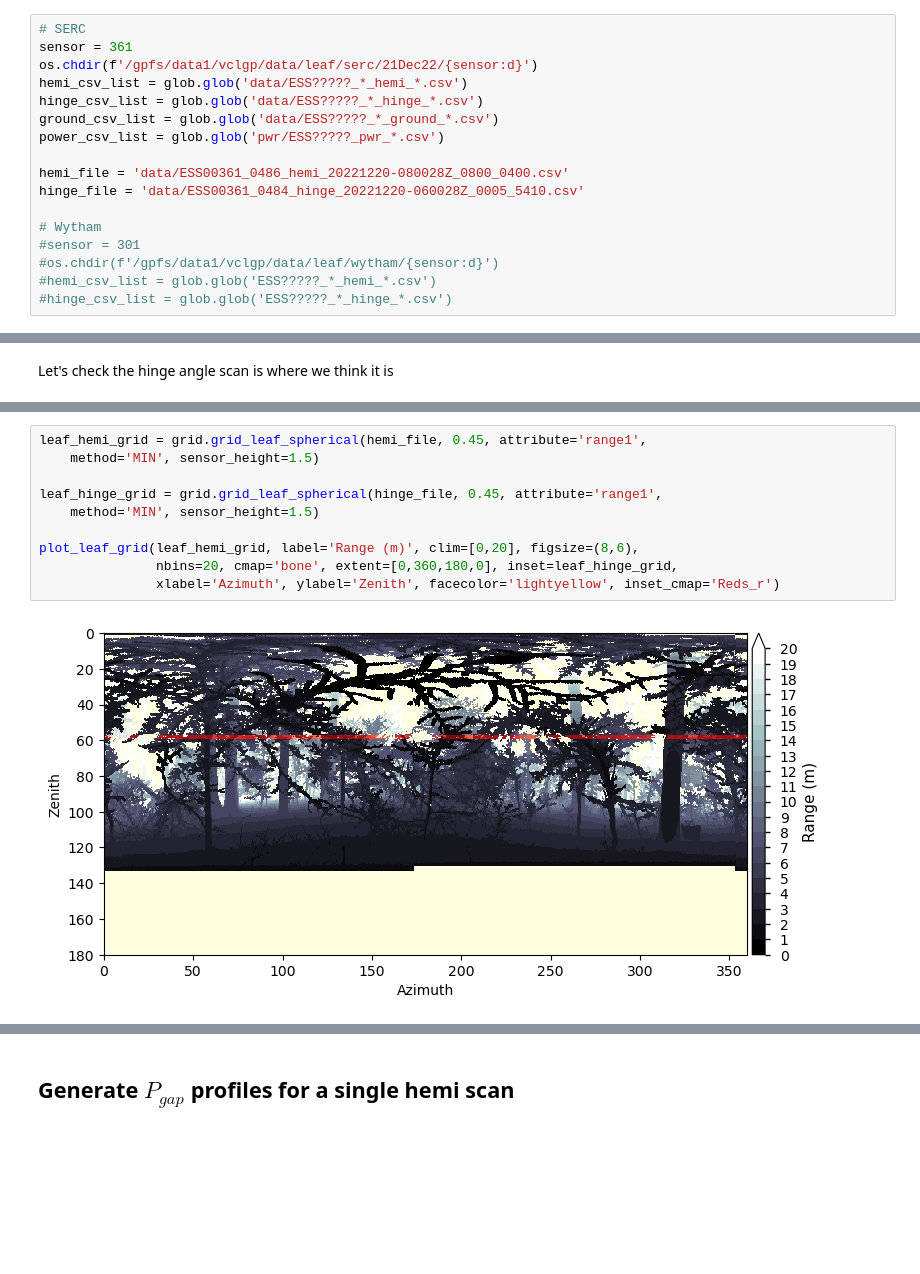
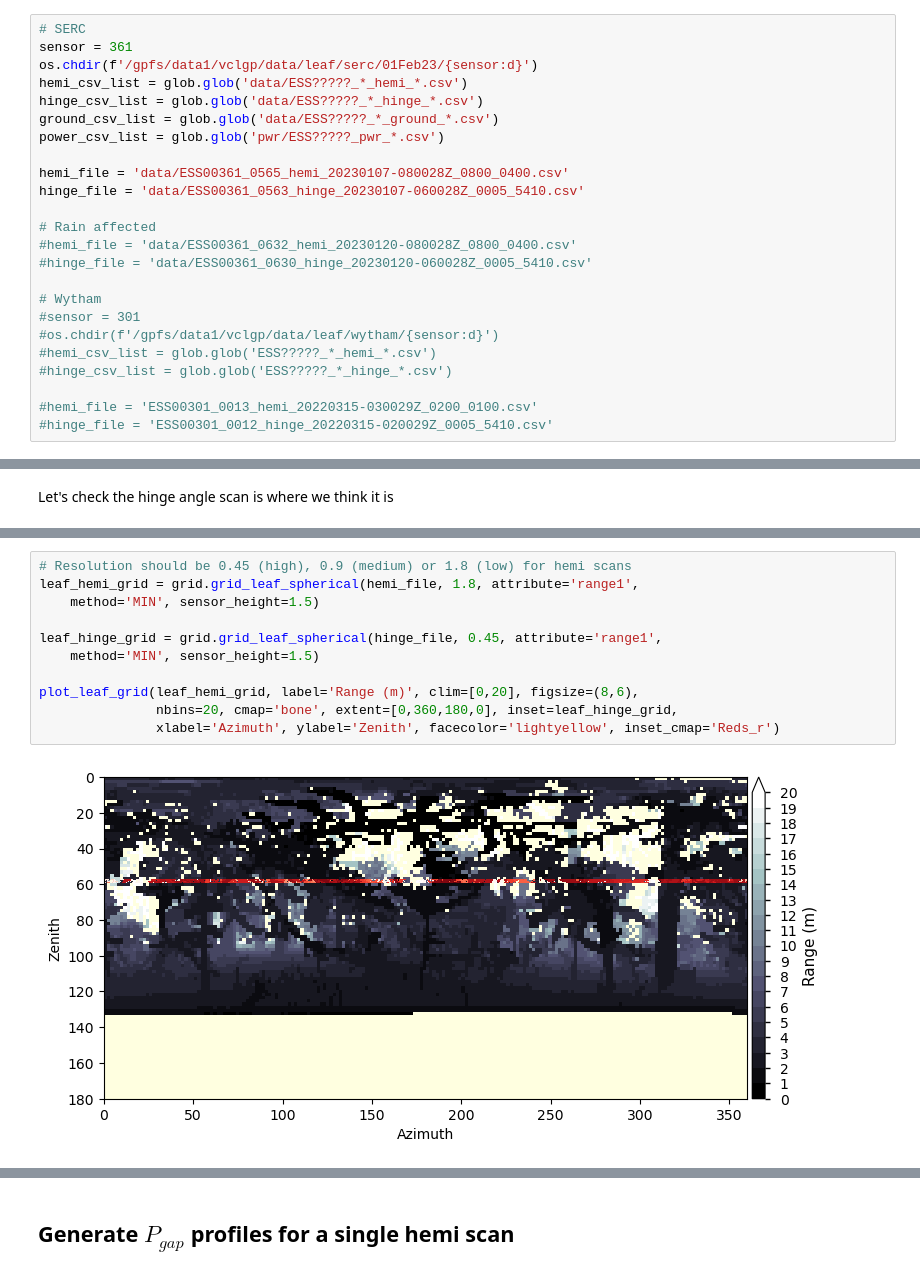
Before and after one commit to armstonj/pylidar-tls-canopy, a Jupyter notebook: notebooks/03_leaf_example.ipynb, the cells around one changed output, grey strips where cells are left out. Drawn from its saved outputs; the diff is of its cells as text; blank space fills up the shorter version.

```diff
--- a/notebooks/03_leaf_example.ipynb
+++ b/notebooks/03_leaf_example.ipynb
@@ -136,18 +136,25 @@ Create a list of all files available to generate a time-series.
 # %%
 # SERC
 sensor = 361
-os.chdir(f'/gpfs/data1/vclgp/data/leaf/serc/21Dec22/{sensor:d}')
+os.chdir(f'/gpfs/data1/vclgp/data/leaf/serc/01Feb23/{sensor:d}')
 hemi_csv_list = glob.glob('data/ESS?????_*_hemi_*.csv')
 hinge_csv_list = glob.glob('data/ESS?????_*_hinge_*.csv')
 ground_csv_list = glob.glob('data/ESS?????_*_ground_*.csv')
 power_csv_list = glob.glob('pwr/ESS?????_pwr_*.csv')
 
-hemi_file = 'data/ESS00361_0486_hemi_20221220-080028Z_0800_0400.csv'
-hinge_file = 'data/ESS00361_0484_hinge_20221220-060028Z_0005_5410.csv'
+hemi_file = 'data/ESS00361_0565_hemi_20230107-080028Z_0800_0400.csv'
+hinge_file = 'data/ESS00361_0563_hinge_20230107-060028Z_0005_5410.csv'
+
+# Rain affected
+#hemi_file = 'data/ESS00361_0632_hemi_20230120-080028Z_0800_0400.csv'
+#hinge_file = 'data/ESS00361_0630_hinge_20230120-060028Z_0005_5410.csv'
 
 # Wytham
 #sensor = 301
 #os.chdir(f'/gpfs/data1/vclgp/data/leaf/wytham/{sensor:d}')
 #hemi_csv_list = glob.glob('ESS?????_*_hemi_*.csv')
 #hinge_csv_list = glob.glob('ESS?????_*_hinge_*.csv')
+
+#hemi_file = 'ESS00301_0013_hemi_20220315-030029Z_0200_0100.csv'
+#hinge_file = 'ESS00301_0012_hinge_20220315-020029Z_0005_5410.csv'
 # %%
@@ -174,15 +181,16 @@ plot_xyz(df.x1[valid], df.y1[valid], df.z1[valid], df.intensity1[valid],
 # %%
-leaf_hemi_grid = grid.grid_leaf_spherical(hemi_file, 0.45, attribute='range1',
+# Resolution should be 0.45 (high), 0.9 (medium) or 1.8 (low) for hemi scans
+leaf_hemi_grid = grid.grid_leaf_spherical(hemi_file, 1.8, attribute='range1',
     method='MIN', sensor_height=1.5)
 
 leaf_hinge_grid = grid.grid_leaf_spherical(hinge_file, 0.45, attribute='range1',
     method='MIN', sensor_height=1.5)
 
 plot_leaf_grid(leaf_hemi_grid, label='Range (m)', clim=[0,20], figsize=(8,6),
                nbins=20, cmap='bone', extent=[0,360,180,0], inset=leaf_hinge_grid,
                xlabel='Azimuth', ylabel='Zenith', facecolor='lightyellow', inset_cmap='Reds_r')
 # %% [output]
-[figure, old version]
+[figure, new version]
 # %%
 leaf_spherical_grid = grid.grid_leaf_spherical(hemi_csv_list[0], 1.8, attribute='target_count',
     method='MIN', sensor_height=1.5)
```
Also changed, not shown: parts of 12 cells of this notebook, 1 other file.
